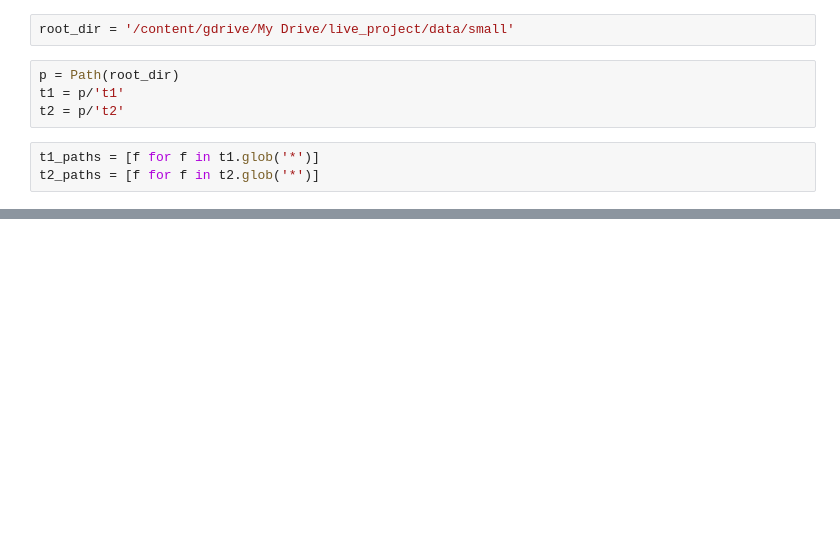
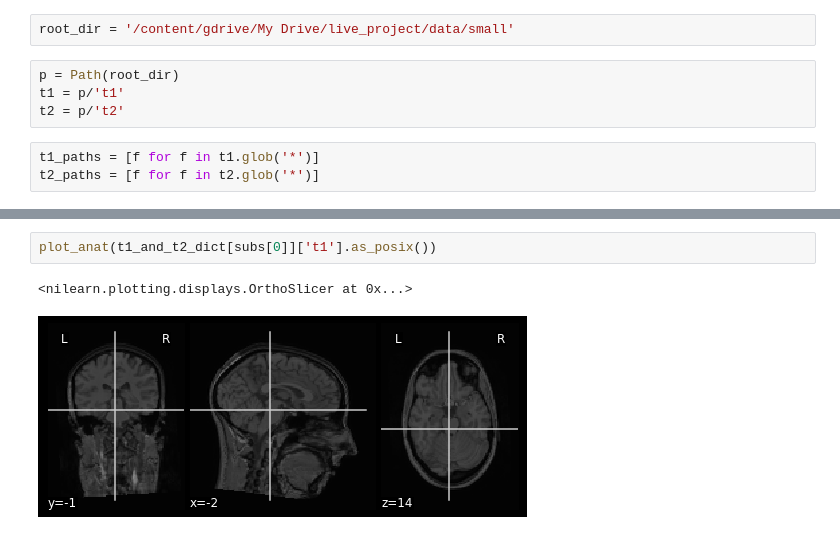
Before and after one commit to landge/pytorch_mri, a Jupyter notebook: live_project.ipynb, the cells around one changed output, grey strips where cells are left out. Drawn from its saved outputs; the diff is of its cells as text; blank space fills up the shorter version.

```diff
--- a/live_project.ipynb
+++ b/live_project.ipynb
@@ -50,0 +64,5 @@ for sub in subs[:2]:
+# %%
+plot_anat(t1_and_t2_dict[subs[0]]['t1'].as_posix())
+# %% [output]
+<nilearn.plotting.displays.OrthoSlicer at 0x...>
+[figure, added]
```
Also changed, not shown: parts of 9 cells of this notebook.
